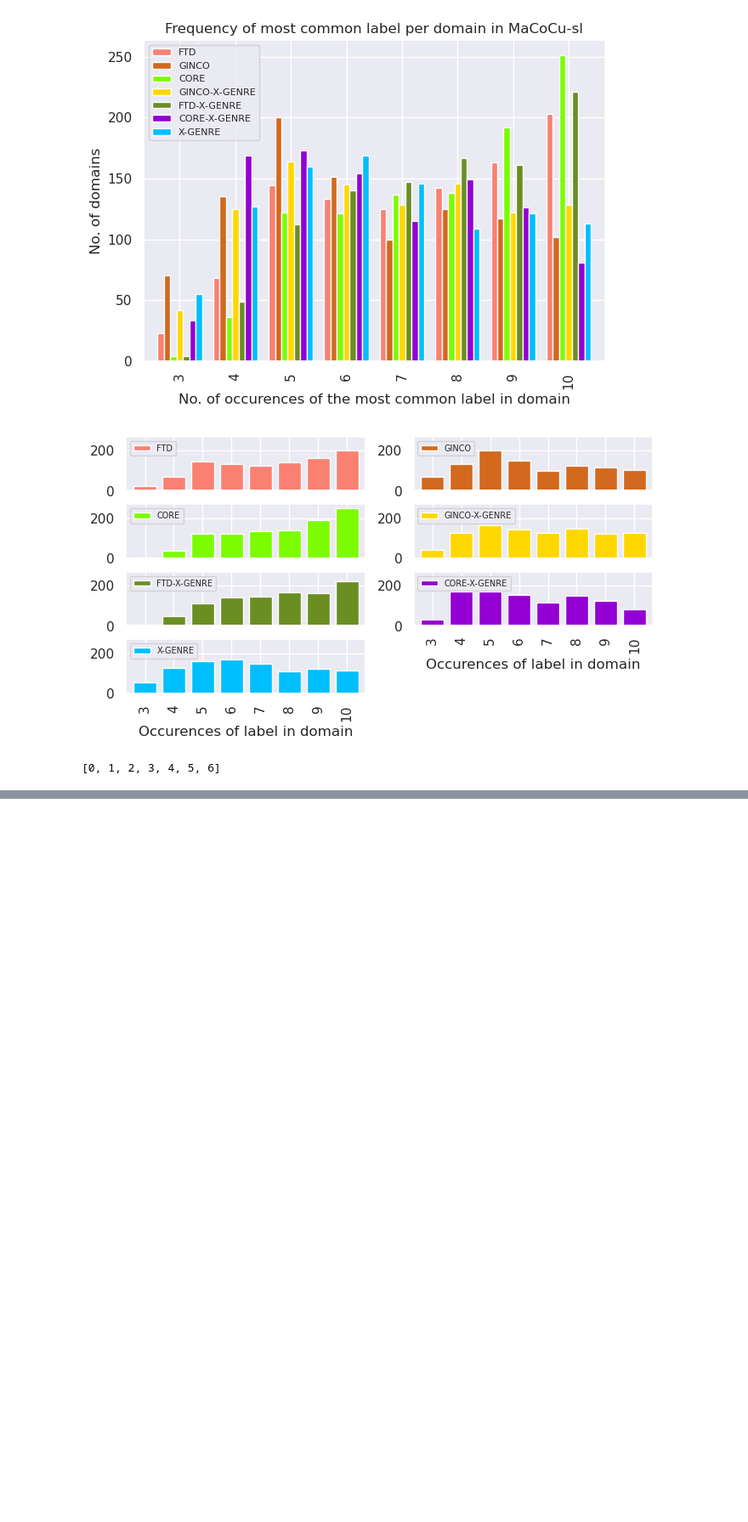
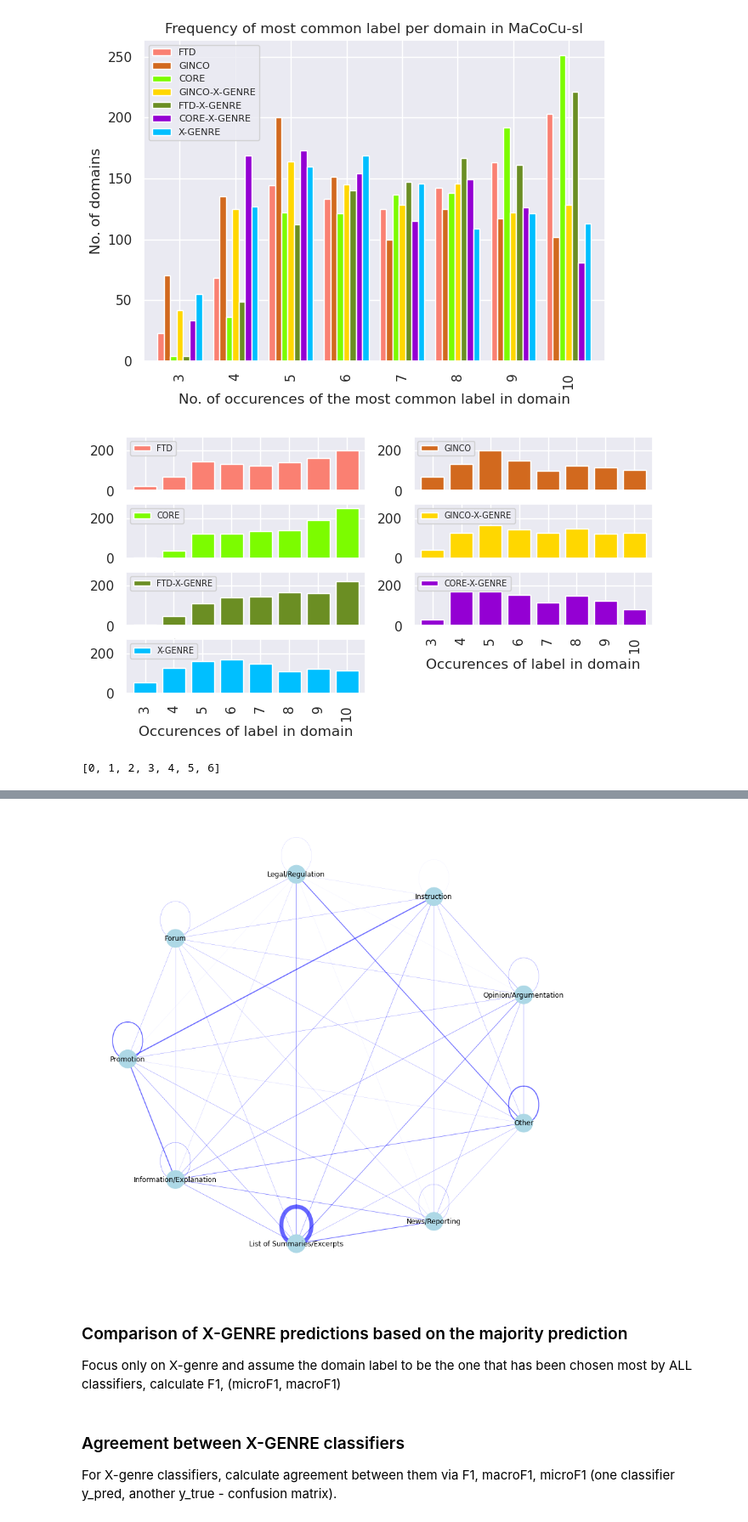
Before and after one commit to TajaKuzman/Genre-Datasets-Comparison, a Jupyter notebook: 6.2-Label-comparison-per-domain-MaCoCu-sample.ipynb, the cells around one changed output, grey strips where cells are left out. Shown at 85% size. Cells and saved outputs as stored; diff of their text form; code cells hidden in the pictures; blank space fills up the shorter version.

```diff
--- a/6.2-Label-comparison-per-domain-MaCoCu-sample.ipynb
+++ b/6.2-Label-comparison-per-domain-MaCoCu-sample.ipynb
@@ -502,0 +852,3 @@ list(range(7))
+# %%
+extended_corpus['weight_GINCO'] = extended_corpus.groupby(['GINCO', 'most_frequent_label_GINCO'])['GINCO'].transform('size')
+extended_corpus.head(2)
@@ -502,0 +859,3 @@ list(range(7))
+# %%
+extended_corpus['GINCO_label_frequency'] = extended_corpus.groupby(['most_frequent_label_GINCO'])['most_frequent_label_GINCO'].transform('size')
+extended_corpus.head(2)
@@ -502,0 +866,5 @@ list(range(7))
+# %%
+# Calculate normalized weight
+extended_corpus["GINCO-normalized-weight"] = extended_corpus["weight_GINCO"]/extended_corpus["GINCO_label_frequency"]*100
+
+extended_corpus.head(2)
@@ -502,0 +875,48 @@ list(range(7))
+# %%
+import networkx as nx
+
+# Add information on the number of coocurrences of two labels
+#extended_corpus['weight_GINCO'] = extended_corpus.groupby(['GINCO', 'most_frequent_label_GINCO'])['GINCO'].transform('size')
+
+# Load df as a networkx graph
+label_network = nx.from_pandas_edgelist(extended_corpus, source="GINCO", target="most_frequent_label_GINCO", edge_attr="GINCO-normalized-weight")
+
+# Get edge weights so that edges with a higher weight will have a bigger width
+widths = nx.get_edge_attributes(label_network, 'GINCO-normalized-weight')
+
+# Get a list of nodes
+nodelist =label_network.nodes()
+
+# Create a dictionary of nodes so that nodes that appear more often will have a bigger size
+d = dict(label_network.degree)
+
+plt.figure(figsize=(15,15))
+
+pos = nx.shell_layout(label_network)
+# If you want to choose attributes of nodes, edges and labels, draw them separately:
+nx.draw_networkx_nodes(label_network,pos,
+                       nodelist=nodelist,
+                       #node_size =1000,
+                       node_color = "lightblue",
+                       node_size=[v * 100 for v in d.values()]
+                       )
+nx.draw_networkx_edges(label_network,pos,
+                       edgelist = widths.keys(),
+                       width=[x/10 for x in list(widths.values())],
+                       edge_color="blue",
+                       alpha=0.6
+                       )
+nx.draw_networkx_labels(label_network, pos=pos,
+                        labels=dict(zip(nodelist,nodelist)),
+                        font_size = 12,
+                        )
+plt.box(False)
+plt.show()
+# %% [output]
+[figure, added]
+# %% [markdown]
+### Comparison of X-GENRE predictions based on the majority prediction
+Focus only on X-genre and assume the domain label to be the one that has been chosen most by ALL classifiers, calculate F1, (microF1, macroF1)
+# %% [markdown]
+### Agreement between X-GENRE classifiers
+For X-genre classifiers, calculate agreement between them via F1, macroF1, microF1 (one classifier y_pred, another y_true - confusion matrix).
```
Also changed, not shown: parts of 27 cells of this notebook, 1 other file.
